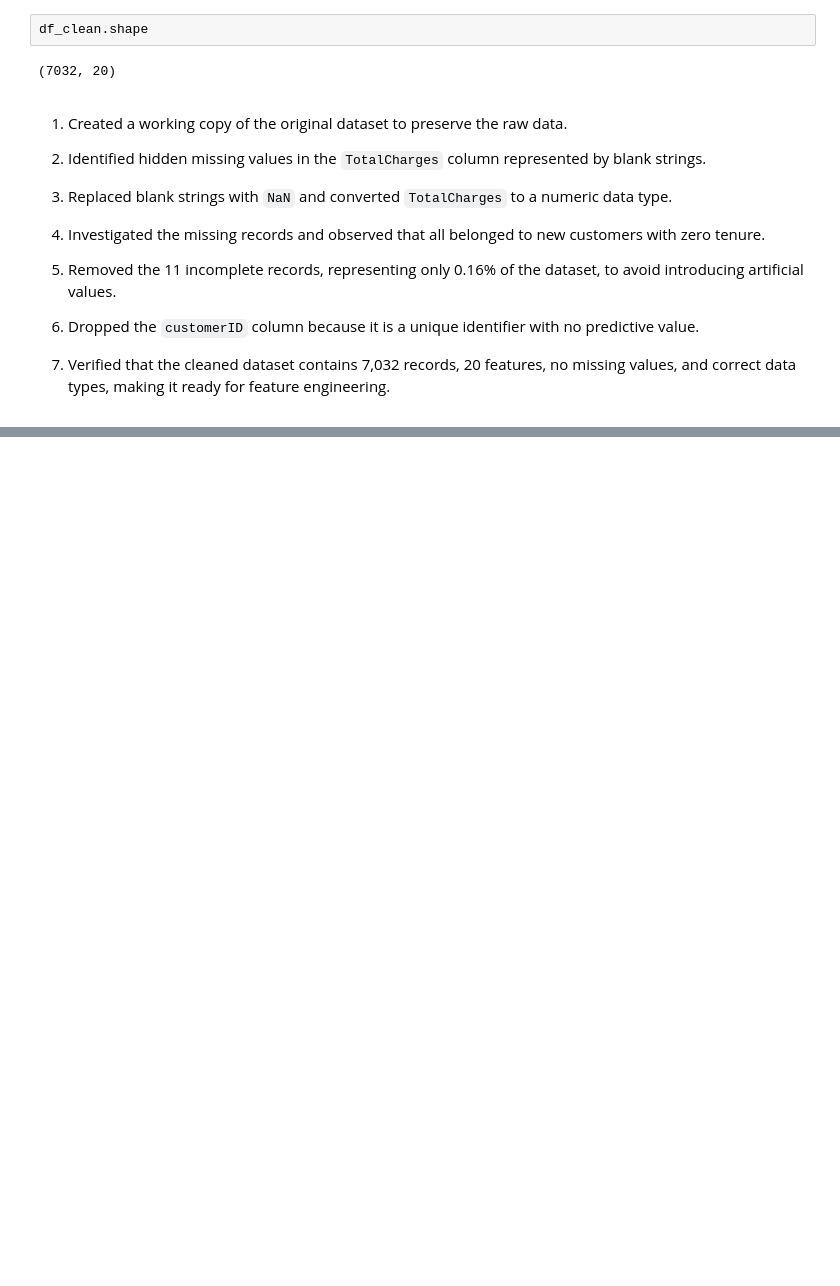
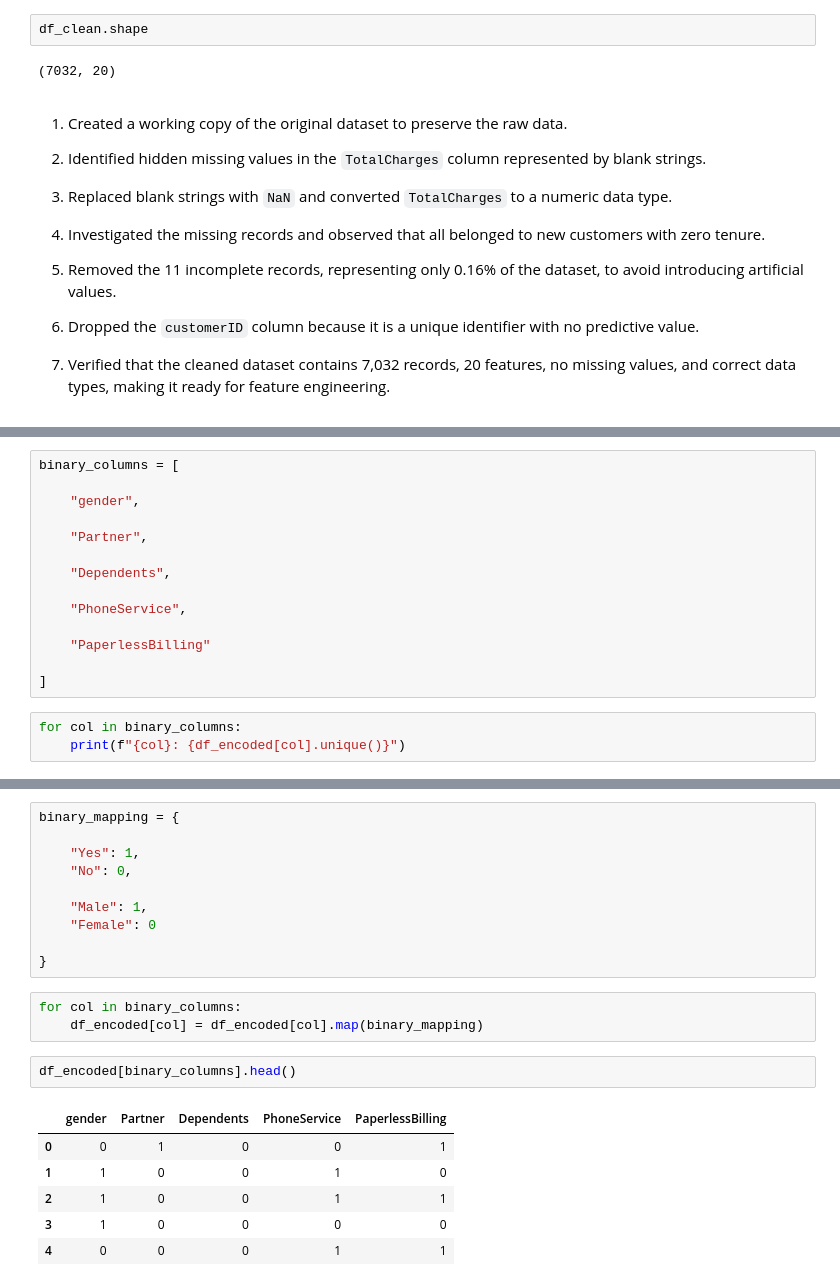
Before and after one commit to muhammadadnanmomin/customer-intelligence-platform, a Jupyter notebook: notebooks/06_churn_model.ipynb, the cells around one changed output, grey strips where cells are left out. Saved outputs shown, nothing was run; the diff lists cells and outputs as text; blank space fills up the shorter version.

Commit message:
feat: apply binary encoding to categorical features

```diff
--- a/notebooks/06_churn_model.ipynb
+++ b/notebooks/06_churn_model.ipynb
@@ -651,0 +676,17 @@ df_clean.shape
+# %%
+binary_columns = [
+
+    "gender",
+
+    "Partner",
+
+    "Dependents",
+
+    "PhoneService",
+
+    "PaperlessBilling"
+
+]
+# %%
+for col in binary_columns:
+    print(f"{col}: {df_encoded[col].unique()}")
@@ -651,0 +709,22 @@ df_clean.shape
+# %%
+binary_mapping = {
+
+    "Yes": 1,
+    "No": 0,
+
+    "Male": 1,
+    "Female": 0
+
+}
+# %%
+for col in binary_columns:
+    df_encoded[col] = df_encoded[col].map(binary_mapping)
+# %%
+df_encoded[binary_columns].head()
+# %% [output]
+|  | gender | Partner | Dependents | PhoneService | PaperlessBilling |
+| 0 | 0 | 1 | 0 | 0 | 1 |
+| 1 | 1 | 0 | 0 | 1 | 0 |
+| 2 | 1 | 0 | 0 | 1 | 1 |
+| 3 | 1 | 0 | 0 | 0 | 0 |
+| 4 | 0 | 0 | 0 | 1 | 1 |
```
Also changed, not shown: parts of 6 cells of this notebook.
